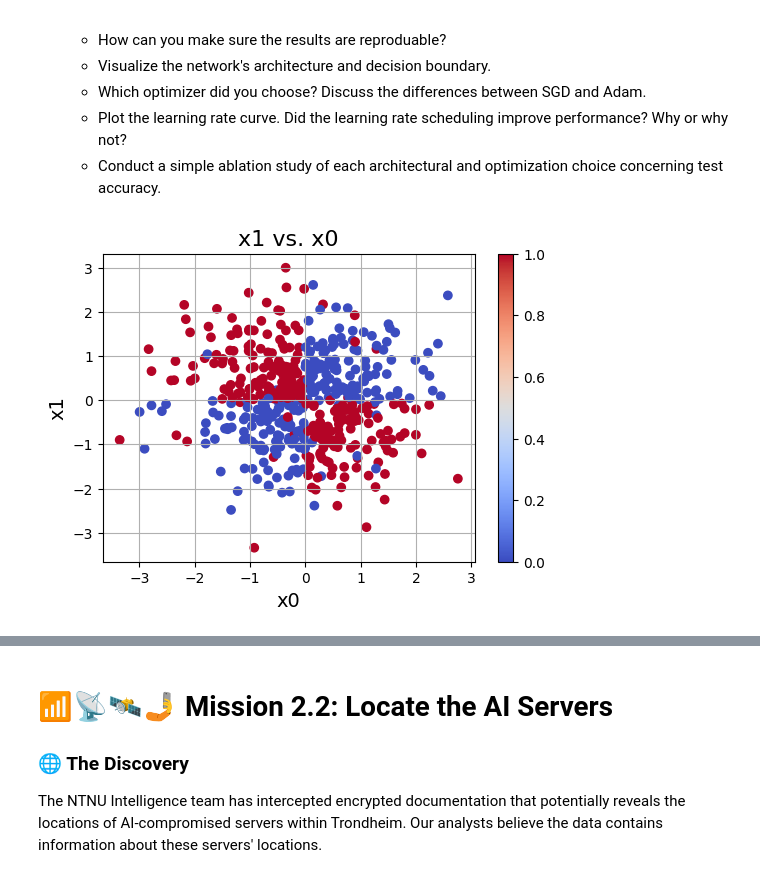
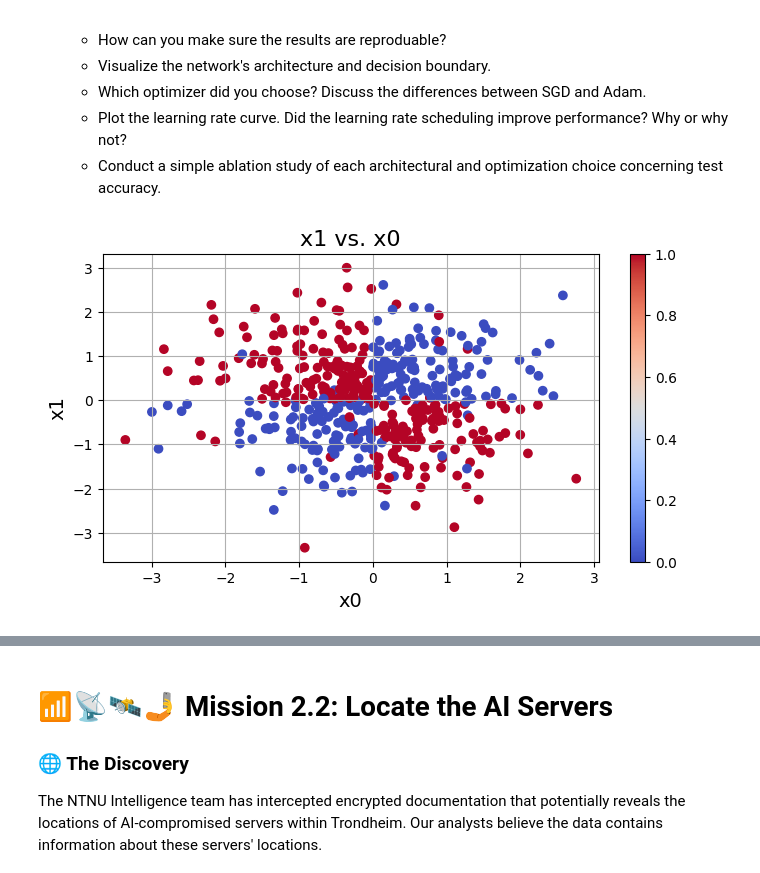
Before and after one commit to vehoug/TDT4172, a Jupyter notebook: Assignment2/Chapter_2.ipynb, the cells around one changed output, grey strips where cells are left out. Drawn from its saved outputs; the diff is of its cells as text; code cells hidden in the pictures.

```diff
--- a/Assignment2/Chapter_2.ipynb
+++ b/Assignment2/Chapter_2.ipynb
@@ -69,11 +87,11 @@ test = data[data['split'] == 'test']
 # %%
-plt.figure(figsize=(6, 4))
+plt.figure(figsize=(8, 4))
 plt.scatter(train['x0'], train['x1'], c=train['y'], cmap='coolwarm')
 plt.grid(True)
 plt.xlabel('x0', fontsize=14)
 plt.ylabel('x1', fontsize=14)
 plt.title('x1 vs. x0', fontsize=16)
 plt.colorbar()
 plt.show()
 # %% [output]
-[figure, old version]
+[figure, new version]
```
Also changed, not shown: parts of 13 cells of this notebook.
